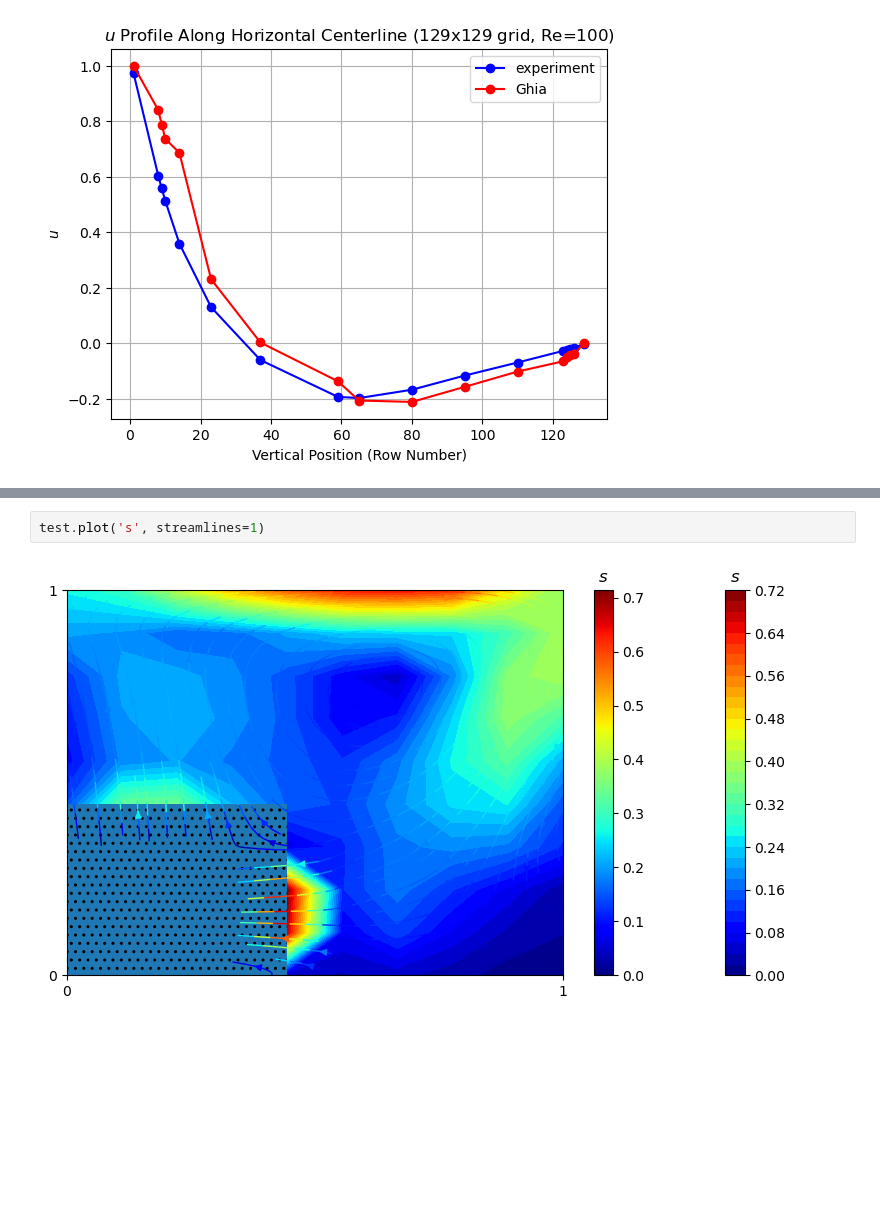
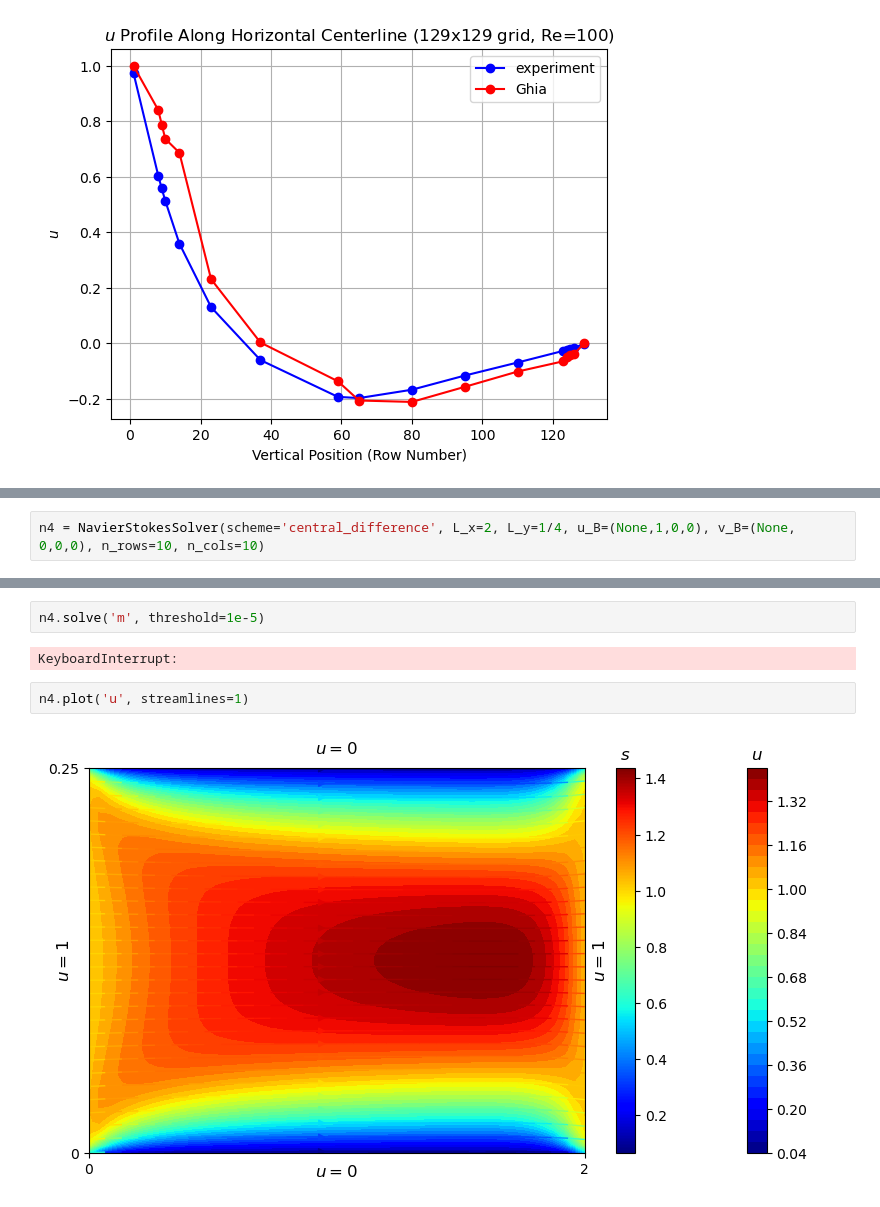
Before and after one commit to cl0udsw1tch/NavierStokesSolver, a Jupyter notebook: test.ipynb, the cells around one changed output, grey strips where cells are left out. Cells and saved outputs as stored; diff of their text form; blank space fills up the shorter version.

```diff
--- a/test.ipynb
+++ b/test.ipynb
@@ -1525,0 +1305,2 @@ ValueError: NumPy boolean array indexing assignment cannot assign 78 input value
+# %%
+n4 = NavierStokesSolver(scheme='central_difference', L_x=2, L_y=1/4, u_B=(None,1,0,0), v_B=(None, 0,0,0), n_rows=10, n_cols=10)
@@ -1526,4 +1322,8 @@ ValueError: NumPy boolean array indexing assignment cannot assign 78 input value
+# %%
+n4.solve('m', threshold=1e-5)
+# %% [output]
+KeyboardInterrupt:
 # %%
-test.plot('s', streamlines=1)
+n4.plot('u', streamlines=1)
 # %% [output]
-[figure, old version]
+[figure, new version]
```
Also changed, not shown: parts of 39 cells of this notebook, 1 other file.
